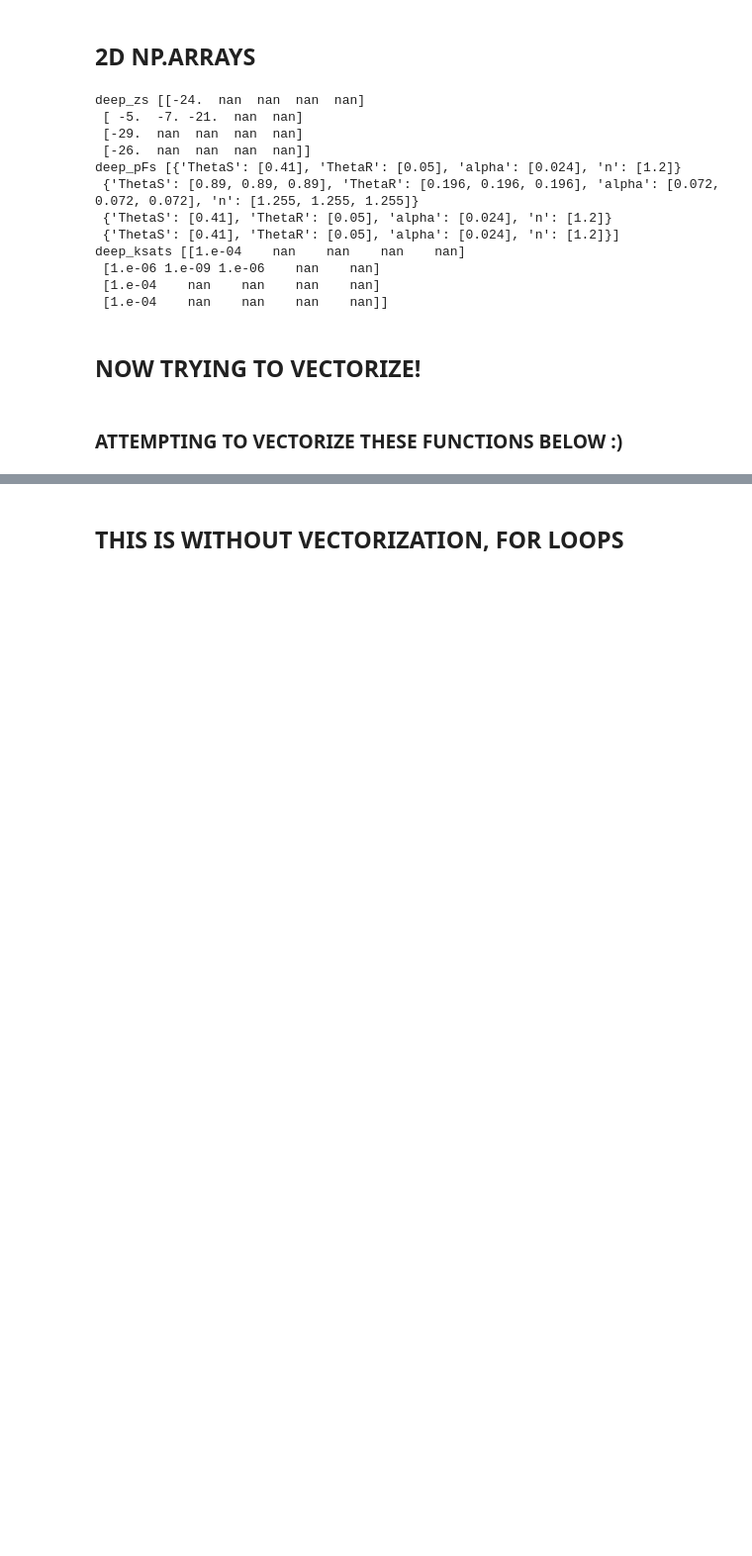
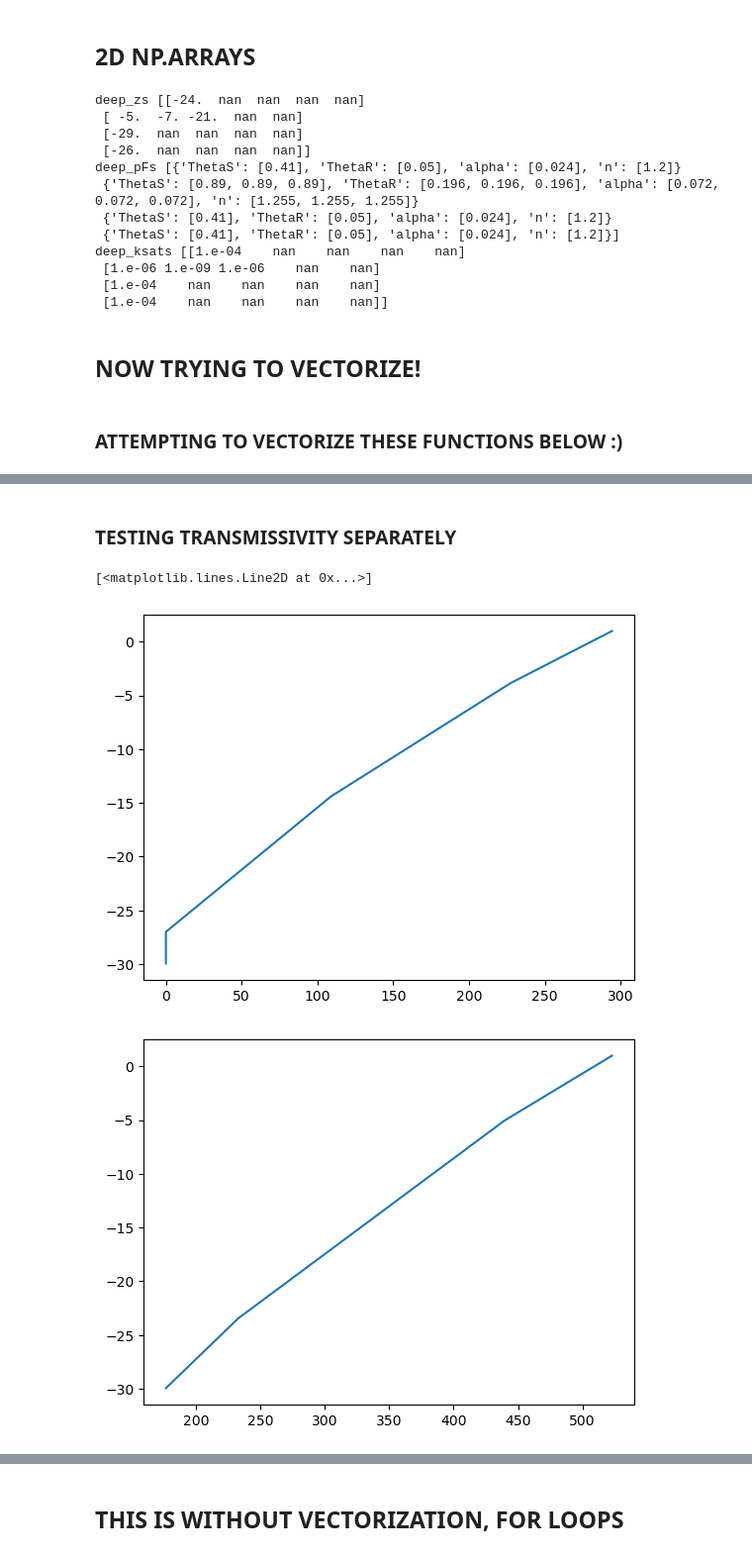
Before and after one commit to jpnousu/SpaFHy_v2.0, a Jupyter notebook: testing_pFs.ipynb, the cells around one changed output, grey strips where cells are left out. Shown at 99% size. Saved outputs shown, nothing was run; the diff lists cells and outputs as text; code cells hidden in the pictures; blank space fills up the shorter version.

```diff
--- a/testing_pFs.ipynb
+++ b/testing_pFs.ipynb
@@ -464 +586,25 @@ def transmissivity_2(dz, Ksat, gwl):
+# %% [markdown]
+### TESTING TRANSMISSIVITY SEPARATELY
+# %%
+gwl = np.arange(1, -30, -0.05)
+z = deep_zs[0]
+dz = abs(z)
+dz[1:] = z[:-1] - z[1:] # profile depths into profile thicknesses
+
+Tr0 = [transmissivity(dz, deep_ksats[0], g) * 86400. for g in gwl]  # [m2 d-1]
+plt.figure(1)
+plt.plot(Tr0, gwl)
+
+gwl = np.arange(1, -30, -0.05).reshape(1, -1)
+z = deep_zs
+dz = abs(z)
+dz[1:] = z[:-1] - z[1:] # profile depths into profile thicknesses
+
+Tr1 = transmissivity_vectorized(dz, deep_ksats, gwl) * 86400
+plt.figure(2)
+plt.plot(Tr1[0], gwl[0])
+# %% [output]
+[<matplotlib.lines.Line2D at 0x...>]
+[figure, added]
+[figure, added]
 # %%
```
Also changed, not shown: parts of 12 cells of this notebook.
